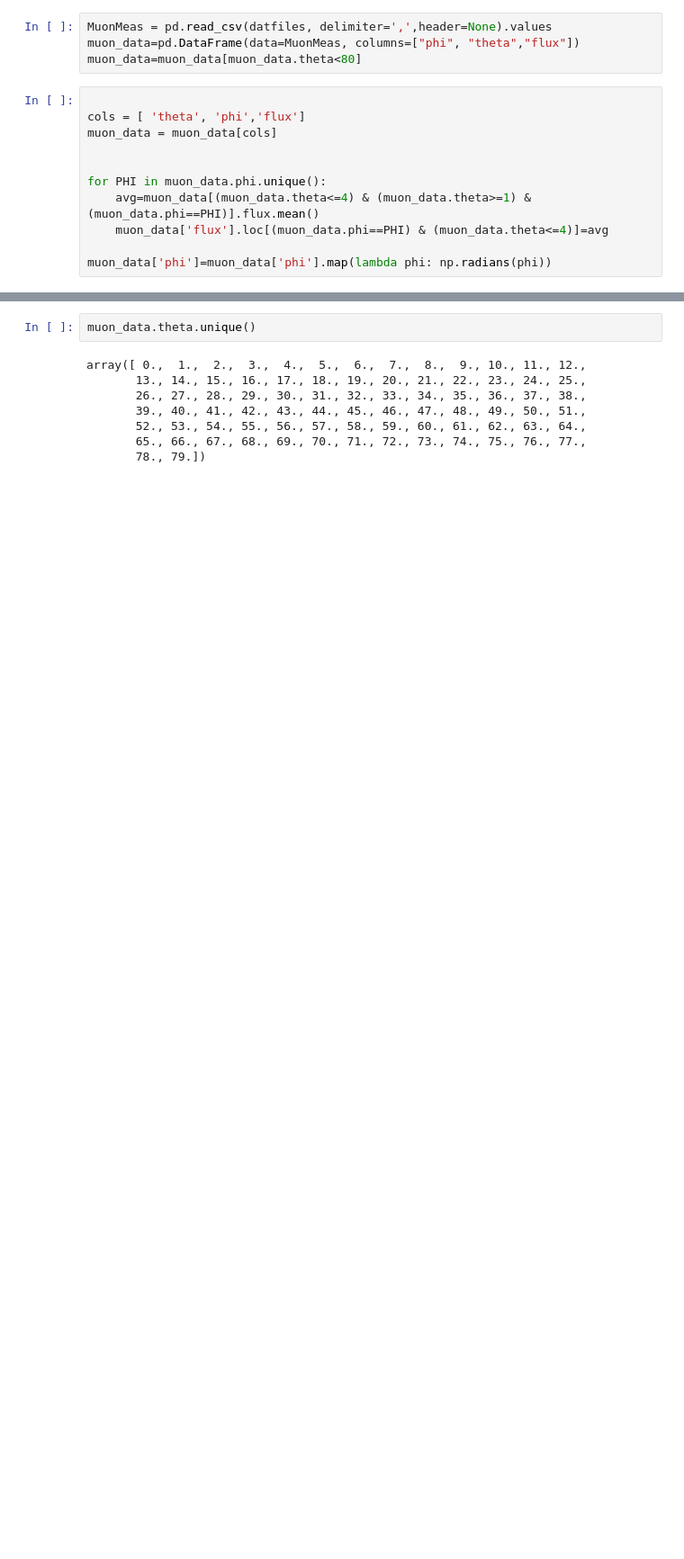
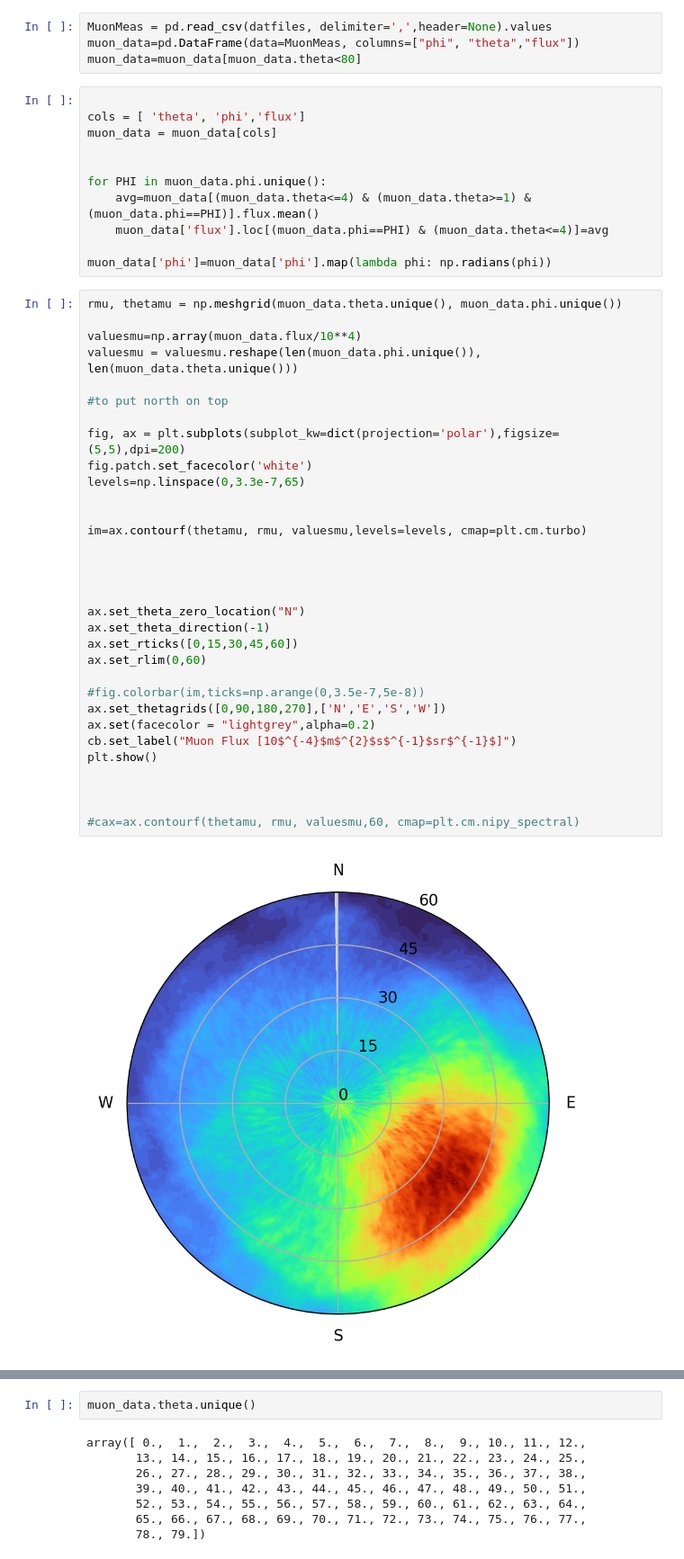
Before and after one commit to LeslieRogers/CanfrancMountainProfile, a Jupyter notebook: MeasuredMuonData.ipynb, the cells around one changed output, grey strips where cells are left out. Shown at 90% size. Drawn from its saved outputs; the diff is of its cells as text; blank space fills up the shorter version.

```diff
--- a/MeasuredMuonData.ipynb
+++ b/MeasuredMuonData.ipynb
@@ -35,6 +35,40 @@ for PHI in muon_data.phi.unique():
     muon_data['flux'].loc[(muon_data.phi==PHI) & (muon_data.theta<=4)]=avg
 
 muon_data['phi']=muon_data['phi'].map(lambda phi: np.radians(phi))
+# %%
+rmu, thetamu = np.meshgrid(muon_data.theta.unique(), muon_data.phi.unique())
+
+valuesmu=np.array(muon_data.flux/10**4)
+valuesmu = valuesmu.reshape(len(muon_data.phi.unique()), len(muon_data.theta.unique()))
+
+#to put north on top
+
+fig, ax = plt.subplots(subplot_kw=dict(projection='polar'),figsize=(5,5),dpi=200)
+fig.patch.set_facecolor('white')
+levels=np.linspace(0,3.3e-7,65)
+
+
+im=ax.contourf(thetamu, rmu, valuesmu,levels=levels, cmap=plt.cm.turbo)
+
+
+
+
+ax.set_theta_zero_location("N")
+ax.set_theta_direction(-1)
+ax.set_rticks([0,15,30,45,60])
+ax.set_rlim(0,60)
+
+#fig.colorbar(im,ticks=np.arange(0,3.5e-7,5e-8))
+ax.set_thetagrids([0,90,180,270],['N','E','S','W'])
+ax.set(facecolor = "lightgrey",alpha=0.2)
+cb.set_label("Muon Flux [10$^{-4}$m$^{2}$s$^{-1}$sr$^{-1}$]")
+plt.show()
+
+
+
+#cax=ax.contourf(thetamu, rmu, valuesmu,60, cmap=plt.cm.nipy_spectral)
+# %% [output]
+[figure, added]
 # %%
 rmu, thetamu = np.meshgrid(muon_data.theta.unique(), muon_data.phi.unique())
 
```
Also changed, not shown: parts of 4 cells of this notebook.
